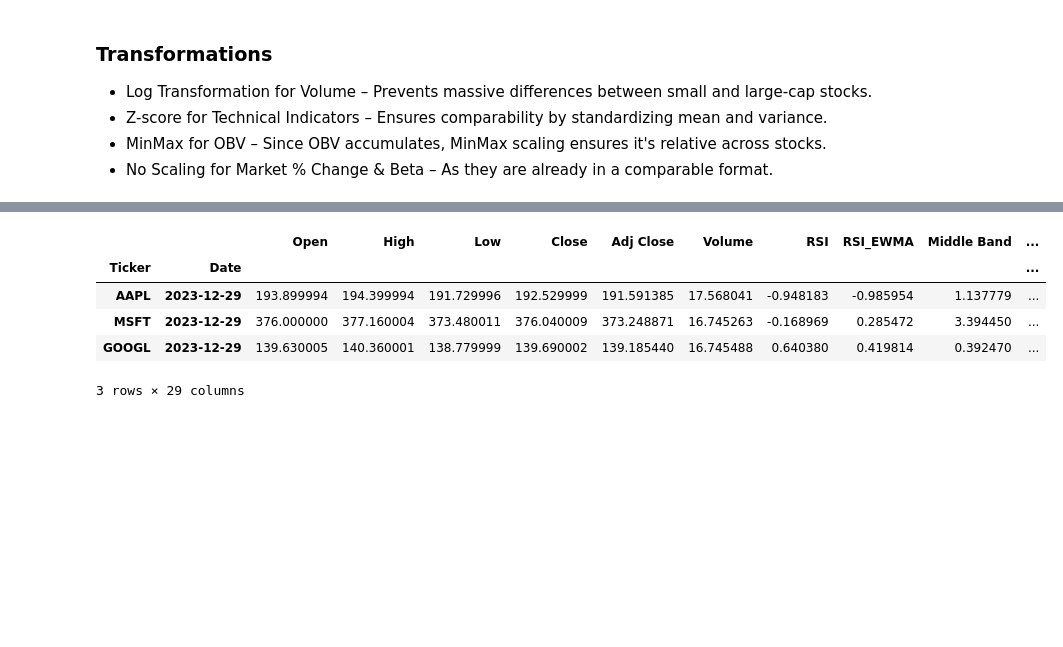
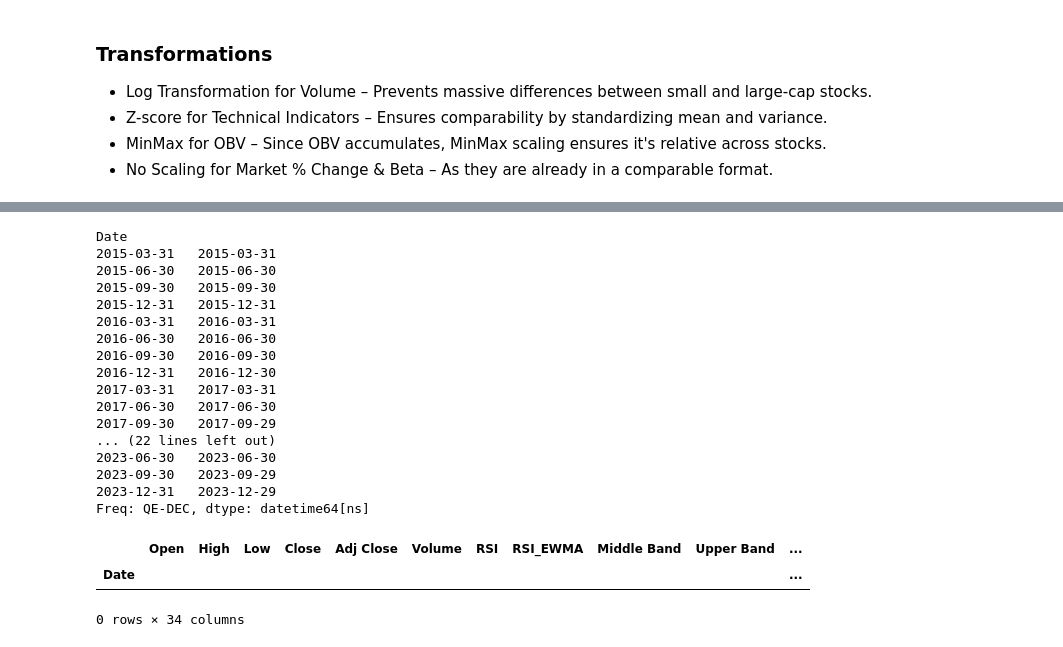
Before and after one commit to codyrosenzweig1/Quant_Trading_Basics_ML, a Jupyter notebook: Personal_Trading_Stratergy.ipynb, the cells around one changed output, grey strips where cells are left out. Drawn from its saved outputs; the diff is of its cells as text; code cells hidden in the pictures; blank space fills up the shorter version.

Commit message:
Trying to adjust calculations to be quaterly to align with the sentiment data

```diff
--- a/Personal_Trading_Stratergy.ipynb
+++ b/Personal_Trading_Stratergy.ipynb
@@ -933,43 +932,73 @@ df_transformed.head()
 # %%
 from sklearn.preprocessing import MinMaxScaler
 
 # Step 1: Compute Log Returns (Corrected)
 df_transformed['Log Return'] = df_transformed.groupby(level='Ticker')['Adj Close'].pct_change().apply(lambda x: np.log1p(x))
 
 # Step 2: Compute Rolling Cumulative Returns (Momentum)
-df_transformed['Cumulative Return'] = df_transformed.groupby(level='Ticker')['Log Return']\
-    .rolling(window=252, min_periods=100).sum().droplevel(0)  # 1-Year Momentum
+df_transformed['Quarterly Cumulative Return'] = df_transformed.groupby(level='Ticker')['Log Return']\
+    .rolling(window=63, min_periods=30).sum().droplevel(0)  # Quaterly Momentum
 
 # Step 3: Compute Rolling Volatility
-df_transformed['Volatility'] = df_transformed.groupby(level='Ticker')['Log Return']\
-    .rolling(window=252, min_periods=100).std().droplevel(0)  # 1-Year Volatility
+df_transformed['Quarterly Volatility'] = df_transformed.groupby(level='Ticker')['Log Return']\
+    .rolling(window=63, min_periods=30).std().droplevel(0)  # Quaterly Volatility
 
 # Step 4: Compute Sharpe Ratio
-df_transformed['Sharpe Ratio'] = df_transformed['Cumulative Return'] / df_transformed['Volatility']
+df_transformed['Sharpe Ratio'] = df_transformed['Quarterly Cumulative Return'] / df_transformed['Quarterly Volatility']
 
 # Step 5: Normalize Momentum & Sharpe Ratio for Ranking
 scaler = MinMaxScaler()
 
 # Drop NaNs before scaling
 valid_idx = df_transformed[['Cumulative Return', 'Sharpe Ratio']].dropna().index
-momentum_sharpe_scaled = scaler.fit_transform(df_transformed.loc[valid_idx, ['Cumulative Return', 'Sharpe Ratio']])
+momentum_sharpe_scaled = scaler.fit_transform(df_transformed.loc[valid_idx, ['Quarterly Cumulative Return', 'Sharpe Ratio']])
 
 df_transformed.loc[valid_idx, 'Momentum Score'] = momentum_sharpe_scaled[:, 0]
 df_transformed.loc[valid_idx, 'Sharpe Score'] = momentum_sharpe_scaled[:, 1]
 
-# Step 6: Compute the Final Blended Score
-df_transformed['Final Score'] = 0.5 * df_transformed['Momentum Score'] + 0.5 * df_transformed['Sharpe Score']
+# Step 6: Compute the Final Quaterly Blended Score
+df_transformed['Quarterly Score'] = 0.5 * df_transformed['Momentum Score'] + 0.5 * df_transformed['Sharpe Score']
 
 # Step 7: Select the Top 20 Stocks Based on Final Score
-latest_date = df_transformed.index.get_level_values('Date').max()
-top_20_stocks_blended = df_transformed.loc[df_transformed.index.get_level_values('Date') == latest_date]\
-    .sort_values(by='Final Score', ascending=False).head(20)
 
-top_20_stocks_blended
+# Select the last available trading date in each quater
+quarterly_end_dates = df_transformed.groupby(pd.Grouper(level='Date', freq='QE')).apply(lambda x: x.index.get_level_values('Date').max())
+# quarterly_end_dates = pd.to_datetime(quarterly_end_dates)
+# quarterly_end_dates = quarterly_end_dates.dt.strftime('%Y-%m-%d')  # Ensure string format
+print(quarterly_end_dates)
+
+#Filter the dataset for only the end of quarter rows
+quarterly_stocks = df_transformed.loc[df_transformed.index.get_level_values('Date').isin(quaterly_end_dates)]
+
+# print(df_transformed.index.get_level_values('Date').isin(quaterly_end_dates))
+# print(df_transformed.index.get_level_values('Date'))
+# print(quaterly_end_dates)
+
+
+# Select top 20 stocks per quarter
+top_20_stocks_per_quater = quarterly_stocks.groupby('Date').apply(
+    lambda x: x.sort_values(by='Quarterly Score', ascending=False).head(20)
+)
+
+top_20_stocks_per_quater
 # %% [output]
+Date
+2015-03-31   2015-03-31
+2015-06-30   2015-06-30
+2015-09-30   2015-09-30
+2015-12-31   2015-12-31
+2016-03-31   2016-03-31
+2016-06-30   2016-06-30
+2016-09-30   2016-09-30
+2016-12-31   2016-12-30
+2017-03-31   2017-03-31
+2017-06-30   2017-06-30
+2017-09-30   2017-09-29
+... (22 lines left out)
+2023-06-30   2023-06-30
+2023-09-30   2023-09-29
+2023-12-31   2023-12-29
+Freq: QE-DEC, dtype: datetime64[ns]
-|  |  | Open | High | Low | Close | Adj Close | Volume | RSI | RSI_EWMA | Middle Band | ... |
-| Ticker | Date |  |  |  |  |  |  |  |  |  | ... |
-| AAPL | 2023-12-29 | 193.899994 | 194.399994 | 191.729996 | 192.529999 | 191.591385 | 17.568041 | -0.948183 | -0.985954 | 1.137779 | ... |
-| MSFT | 2023-12-29 | 376.000000 | 377.160004 | 373.480011 | 376.040009 | 373.248871 | 16.745263 | -0.168969 | 0.285472 | 3.394450 | ... |
-| GOOGL | 2023-12-29 | 139.630005 | 140.360001 | 138.779999 | 139.690002 | 139.185440 | 16.745488 | 0.640380 | 0.419814 | 0.392470 | ... |
+|  | Open | High | Low | Close | Adj Close | Volume | RSI | RSI_EWMA | Middle Band | Upper Band | ... |
+| Date |  |  |  |  |  |  |  |  |  |  | ... |
-3 rows × 29 columns
+0 rows × 34 columns
```
Also changed, not shown: parts of 9 cells of this notebook.
